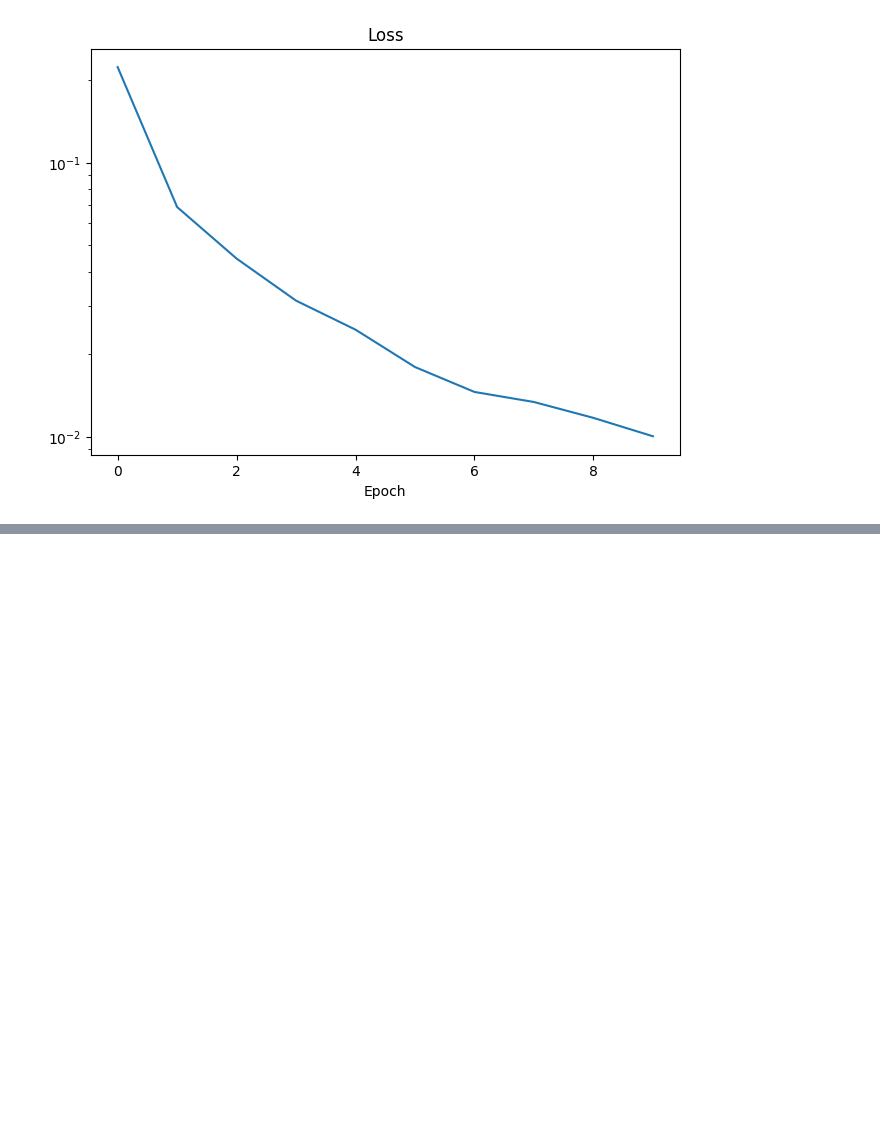
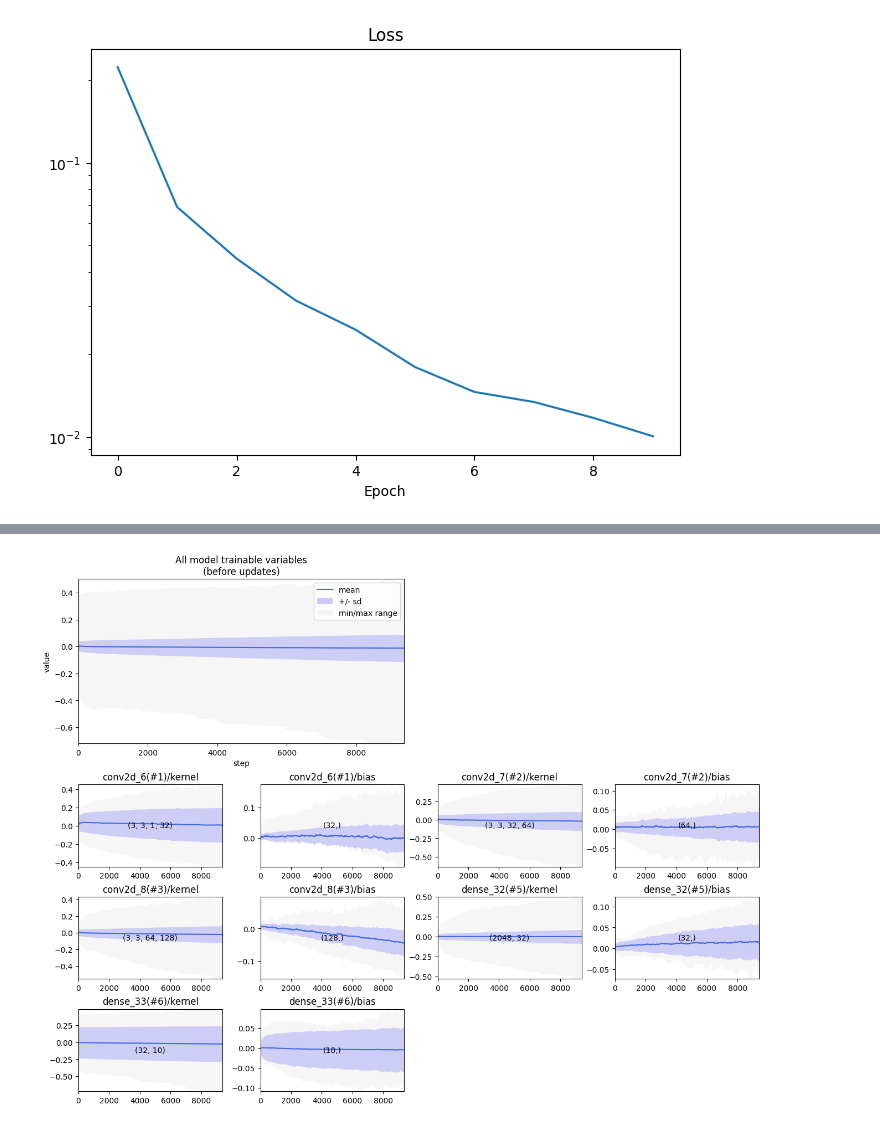
Before and after one commit to malcolmlett/training-instrumentation-toolkit, a Jupyter notebook: Learning_visualisations_v10.ipynb, the cells around one changed output, grey strips where cells are left out. Cells and saved outputs as stored; diff of their text form; code cells hidden in the pictures; blank space fills up the shorter version.

```diff
--- a/Learning_visualisations_v10.ipynb
+++ b/Learning_visualisations_v10.ipynb
@@ -319,0 +331,4 @@ tot.plot_variable_history(variables)
+# %%
+tot.plot_variable_history(variables, group_by_layer=False)
+# %% [output]
+[figure, added]
```
Also changed, not shown: parts of 2 cells of this notebook.
